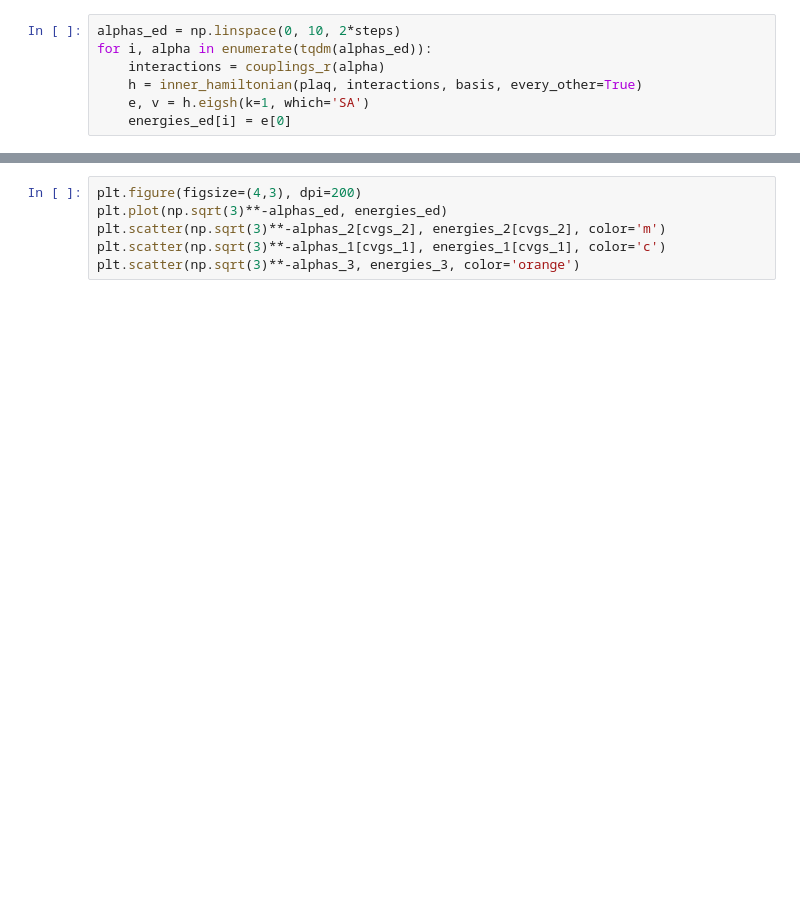
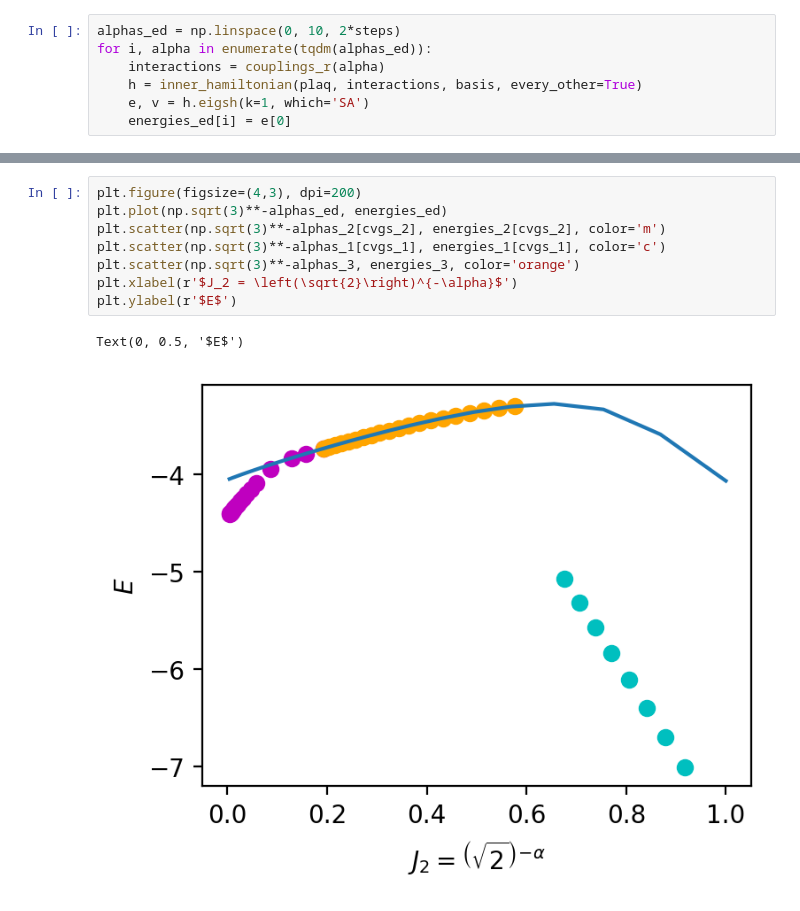
Before and after one commit to wholdhus/hmftpy, a Jupyter notebook: J1J2J3_12.ipynb, the cells around one changed output, grey strips where cells are left out. Cells and saved outputs as stored; diff of their text form; blank space fills up the shorter version.

```diff
--- a/J1J2J3_12.ipynb
+++ b/J1J2J3_12.ipynb
@@ -86,6 +97,11 @@ plt.scatter(alphas_3, energies_3, color='orange')
 # %%
 plt.figure(figsize=(4,3), dpi=200)
 plt.plot(np.sqrt(3)**-alphas_ed, energies_ed)
 plt.scatter(np.sqrt(3)**-alphas_2[cvgs_2], energies_2[cvgs_2], color='m')
 plt.scatter(np.sqrt(3)**-alphas_1[cvgs_1], energies_1[cvgs_1], color='c')
 plt.scatter(np.sqrt(3)**-alphas_3, energies_3, color='orange')
+plt.xlabel(r'$J_2 = \left(\sqrt{2}\right)^{-\alpha}$')
+plt.ylabel(r'$E$')
+# %% [output]
+Text(0, 0.5, '$E$')
+[figure, added]
```
Also changed, not shown: parts of 5 cells of this notebook, 3 other files.
